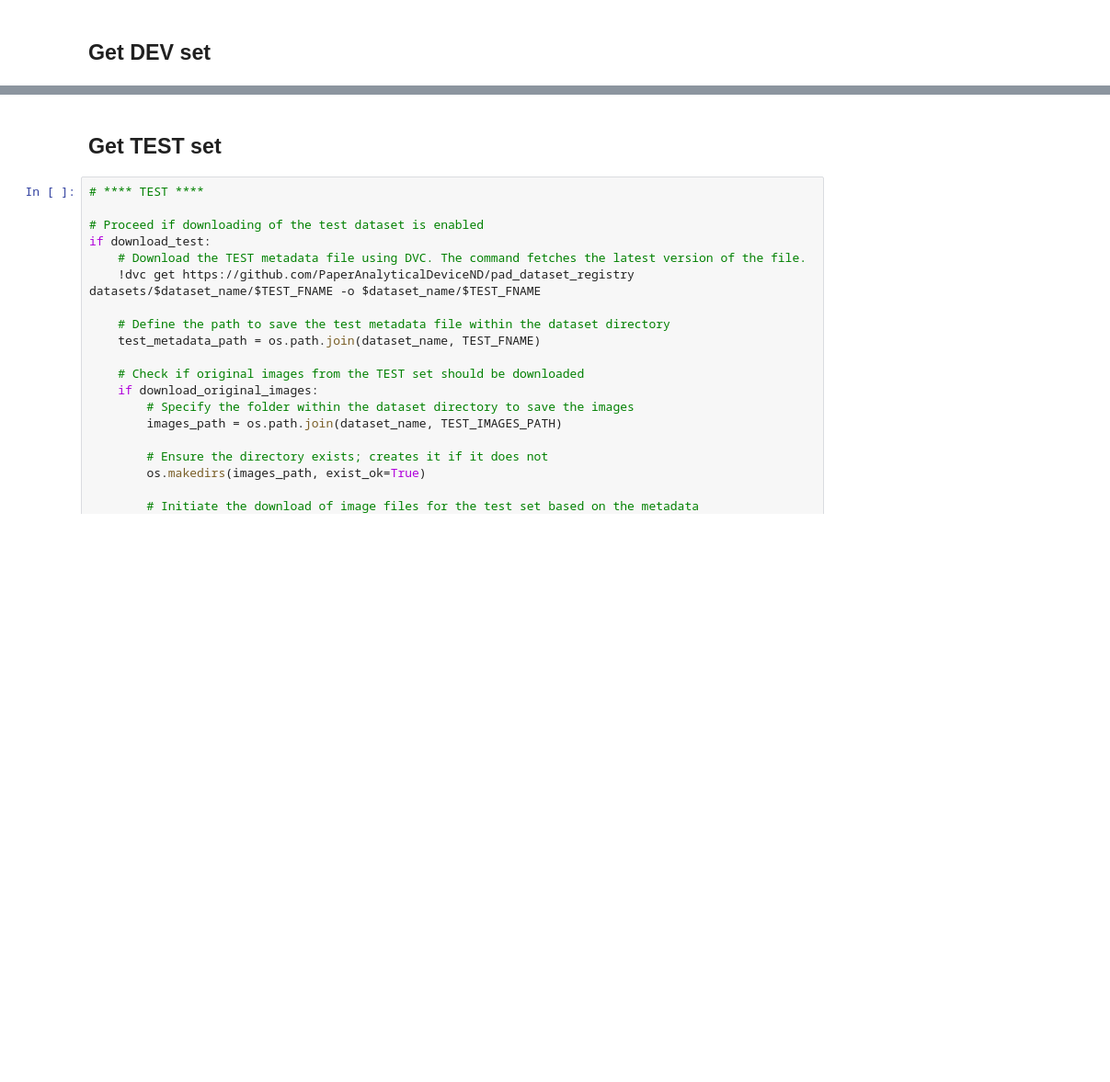
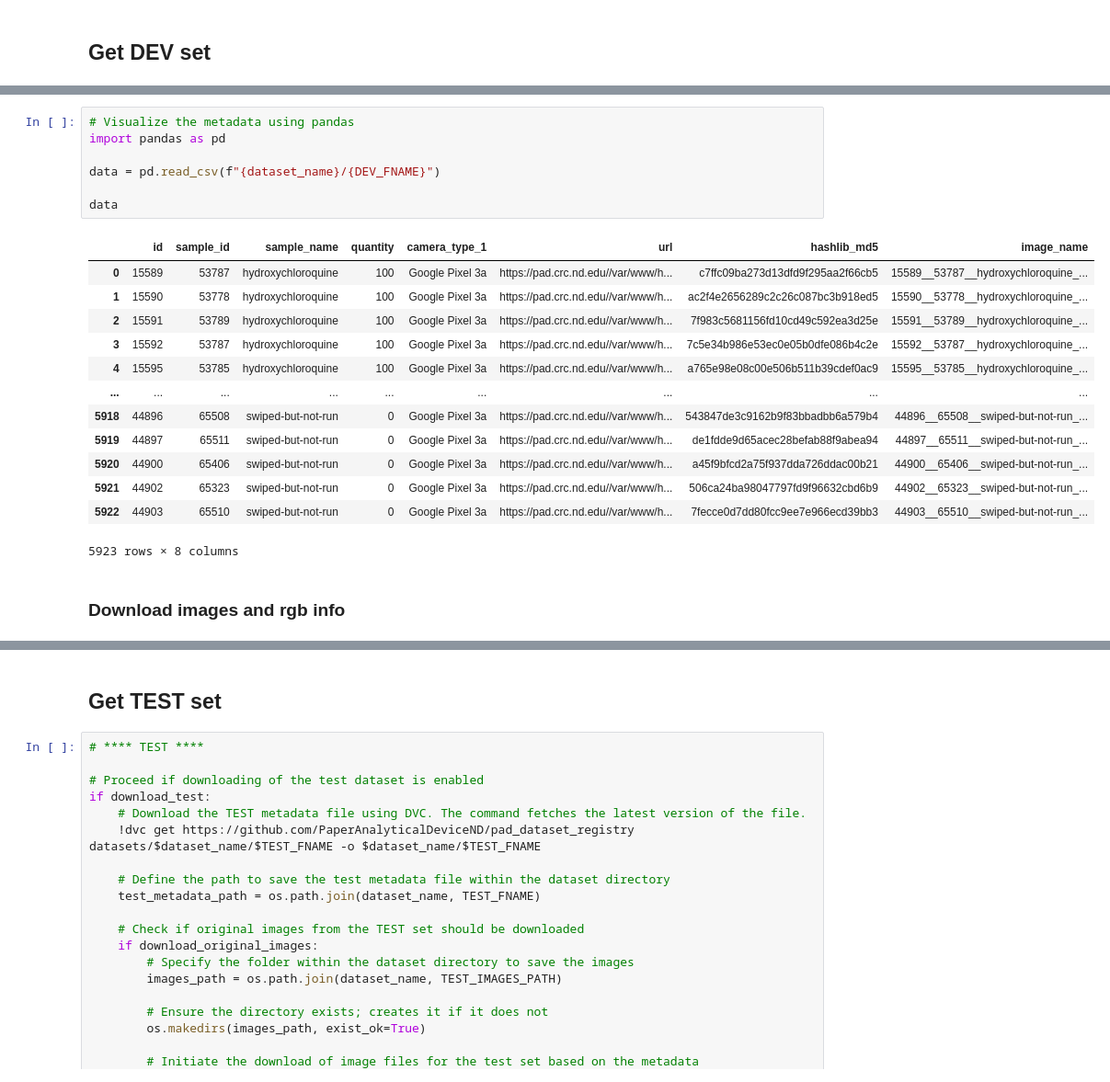
Before and after one commit to PaperAnalyticalDeviceND/pad_dataset_registry, a Jupyter notebook: gcolab_instructions/PADs__get_dataset_with_processed_RGB.ipynb, the cells around one changed output, grey strips where cells are left out. Shown at 92% size. Saved outputs shown, nothing was run; the diff lists cells and outputs as text; blank space fills up the shorter version.

```diff
--- a/gcolab_instructions/PADs__get_dataset_with_processed_RGB.ipynb
+++ b/gcolab_instructions/PADs__get_dataset_with_processed_RGB.ipynb
@@ -400,3 +443,26 @@ pixel_data_path = os.path.join(dataset_name, "pixel_data/")
+# %%
+# Visualize the metadata using pandas
+import pandas as pd
+
+data = pd.read_csv(f"{dataset_name}/{DEV_FNAME}")
+
+data
+# %% [output]
+|  | id | sample_id | sample_name | quantity | camera_type_1 | url | hashlib_md5 | image_name |
+| 0 | 15589 | 53787 | hydroxychloroquine | 100 | Google Pixel 3a | https://pad.crc.nd.edu//var/www/h... | c7ffc09ba273d13dfd9f295aa2f66cb5 | 15589__53787__hydroxychloroquine_... |
+| 1 | 15590 | 53778 | hydroxychloroquine | 100 | Google Pixel 3a | https://pad.crc.nd.edu//var/www/h... | ac2f4e2656289c2c26c087bc3b918ed5 | 15590__53778__hydroxychloroquine_... |
+| 2 | 15591 | 53789 | hydroxychloroquine | 100 | Google Pixel 3a | https://pad.crc.nd.edu//var/www/h... | 7f983c5681156fd10cd49c592ea3d25e | 15591__53789__hydroxychloroquine_... |
+| 3 | 15592 | 53787 | hydroxychloroquine | 100 | Google Pixel 3a | https://pad.crc.nd.edu//var/www/h... | 7c5e34b986e53ec0e05b0dfe086b4c2e | 15592__53787__hydroxychloroquine_... |
+| 4 | 15595 | 53785 | hydroxychloroquine | 100 | Google Pixel 3a | https://pad.crc.nd.edu//var/www/h... | a765e98e08c00e506b511b39cdef0ac9 | 15595__53785__hydroxychloroquine_... |
+| ... | ... | ... | ... | ... | ... | ... | ... | ... |
+| 5918 | 44896 | 65508 | swiped-but-not-run | 0 | Google Pixel 3a | https://pad.crc.nd.edu//var/www/h... | 543847de3c9162b9f83bbadbb6a579b4 | 44896__65508__swiped-but-not-run_... |
+| 5919 | 44897 | 65511 | swiped-but-not-run | 0 | Google Pixel 3a | https://pad.crc.nd.edu//var/www/h... | de1fdde9d65acec28befab88f9abea94 | 44897__65511__swiped-but-not-run_... |
+| 5920 | 44900 | 65406 | swiped-but-not-run | 0 | Google Pixel 3a | https://pad.crc.nd.edu//var/www/h... | a45f9bfcd2a75f937dda726ddac00b21 | 44900__65406__swiped-but-not-run_... |
+| 5921 | 44902 | 65323 | swiped-but-not-run | 0 | Google Pixel 3a | https://pad.crc.nd.edu//var/www/h... | 506ca24ba98047797fd9f96632cbd6b9 | 44902__65323__swiped-but-not-run_... |
+| 5922 | 44903 | 65510 | swiped-but-not-run | 0 | Google Pixel 3a | https://pad.crc.nd.edu//var/www/h... | 7fecce0d7dd80fcc9ee7e966ecd39bb3 | 44903__65510__swiped-but-not-run_... |
+5923 rows × 8 columns
+# %% [markdown]
+### Download images and rgb info
 # %%
 # **** DEV ****
 
```
Also changed, not shown: parts of 7 cells of this notebook, 1 other file.
